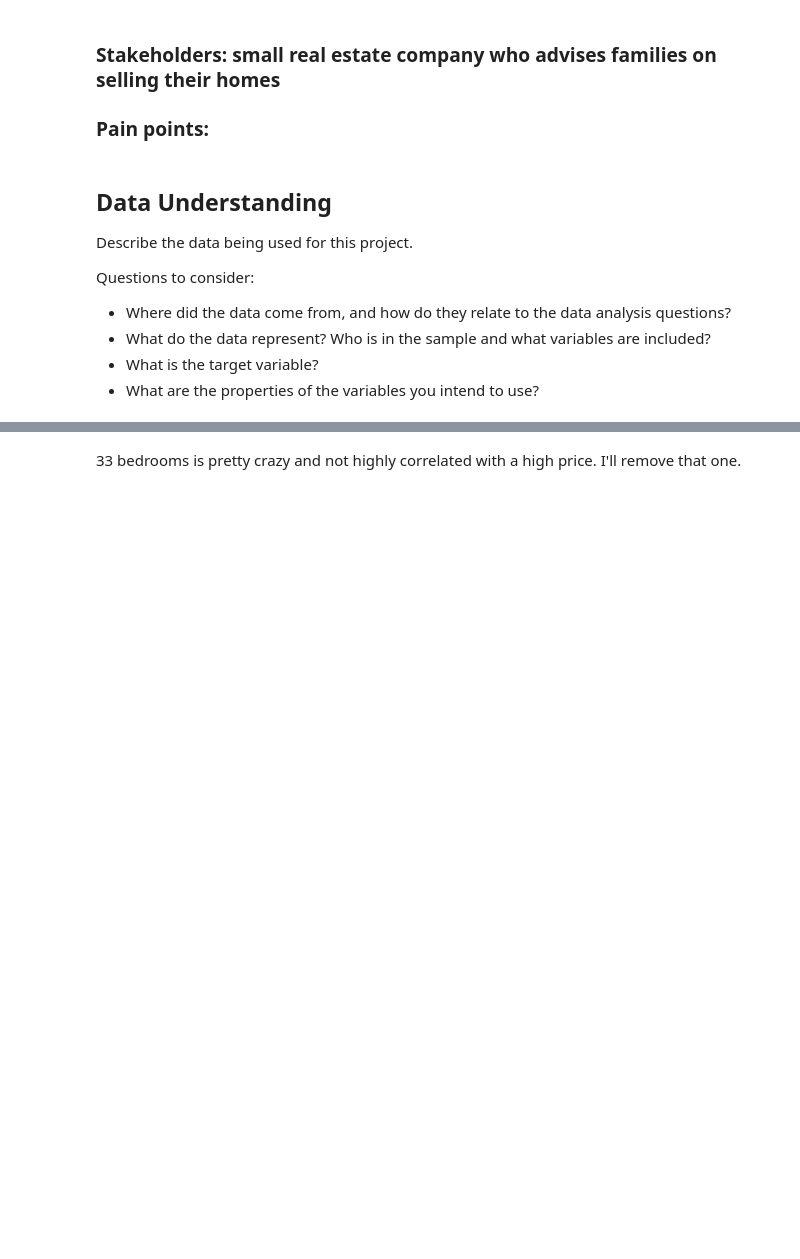
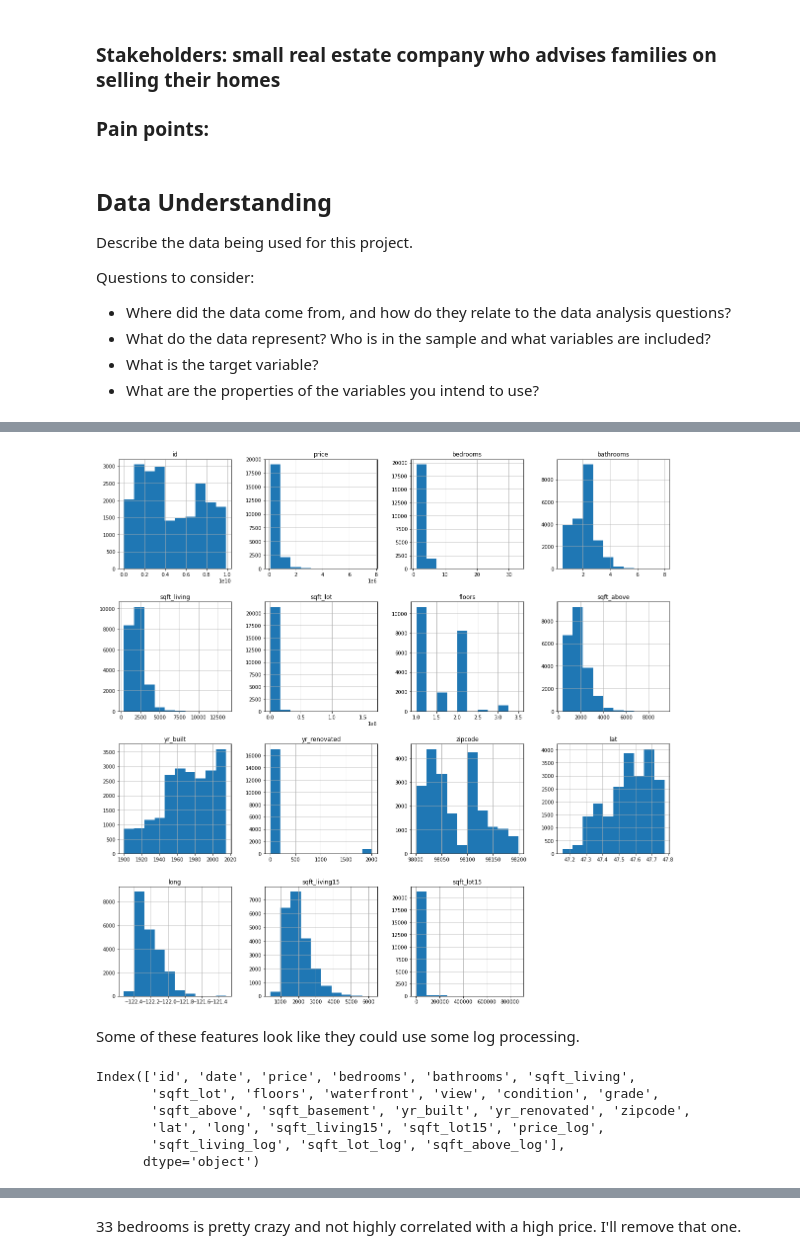
Before and after one commit to NicholasIndorf/KingCountyHousingSaleModel, a Jupyter notebook: notebooks/Nick/Project2TemplateNick.ipynb, the cells around one changed output, grey strips where cells are left out. Drawn from its saved outputs; the diff is of its cells as text; code cells hidden in the pictures; blank space fills up the shorter version.

```diff
--- a/notebooks/Nick/Project2TemplateNick.ipynb
+++ b/notebooks/Nick/Project2TemplateNick.ipynb
@@ -65,0 +93,6 @@ datan.info()
+# %%
+data.hist(figsize=(20,20));
+# %% [output]
+[figure, added]
+# %% [markdown]
+Some of these features look like they could use some log processing.
@@ -66 +109,10 @@ datan.info()
+# %%
+data.columns
+# %% [output]
+Index(['id', 'date', 'price', 'bedrooms', 'bathrooms', 'sqft_living',
+       'sqft_lot', 'floors', 'waterfront', 'view', 'condition', 'grade',
+       'sqft_above', 'sqft_basement', 'yr_built', 'yr_renovated', 'zipcode',
+       'lat', 'long', 'sqft_living15', 'sqft_lot15', 'price_log',
+       'sqft_living_log', 'sqft_lot_log', 'sqft_above_log'],
+      dtype='object')
 # %%
```
Also changed, not shown: parts of 88 cells of this notebook, 1 other file.
